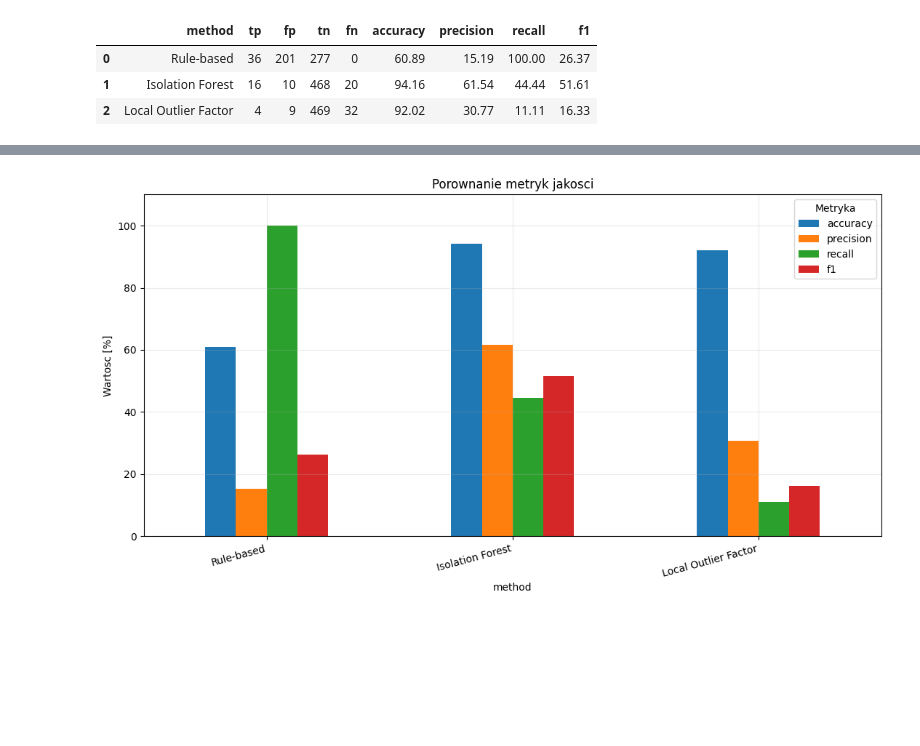
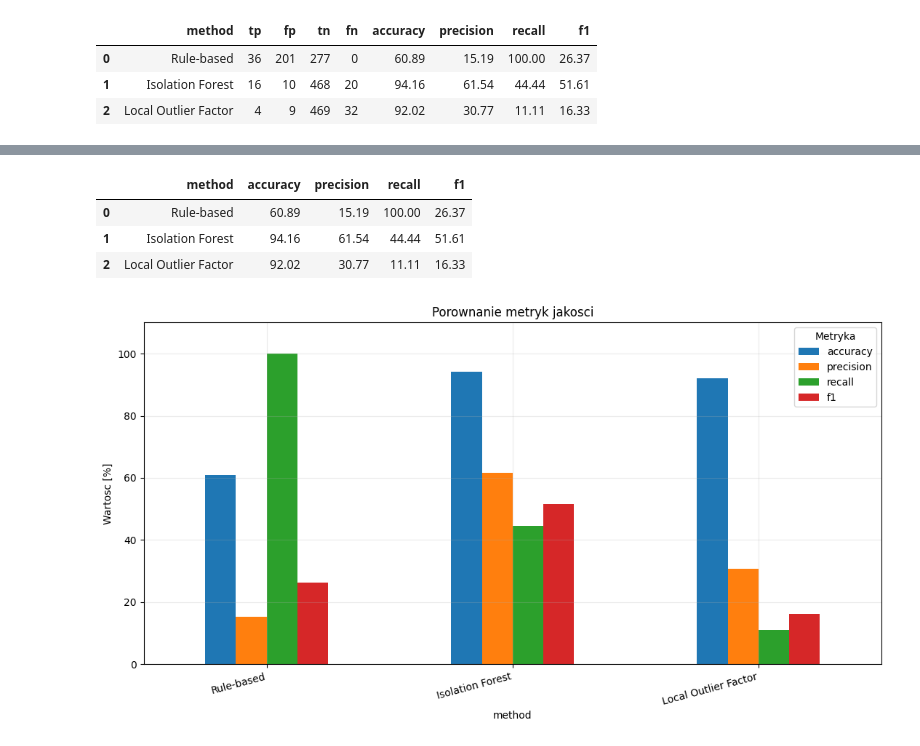
Before and after one commit to lukaskierzek/bihso_project, a Jupyter notebook: notebooks/presentation.ipynb, the cells around one changed output, grey strips where cells are left out. Saved outputs shown, nothing was run; the diff lists cells and outputs as text; code cells hidden in the pictures; blank space fills up the shorter version.

```diff
--- a/notebooks/presentation.ipynb
+++ b/notebooks/presentation.ipynb
@@ -431,3 +461,18 @@ labeled_metrics_df
+# %%
+labeled_metrics_df[
+    [
+        "method",
+        "accuracy",
+        "precision",
+        "recall",
+        "f1"
+    ]
+]
+# %% [output]
+|  | method | accuracy | precision | recall | f1 |
+| 0 | Rule-based | 60.89 | 15.19 | 100.00 | 26.37 |
+| 1 | Isolation Forest | 94.16 | 61.54 | 44.44 | 51.61 |
+| 2 | Local Outlier Factor | 92.02 | 30.77 | 11.11 | 16.33 |
 # %%
 # Wybieramy metryki, ktore chcemy pokazac na wykresie.
 metrics_to_plot = ["accuracy", "precision", "recall", "f1"]
```
Also changed, not shown: parts of 6 cells of this notebook.
